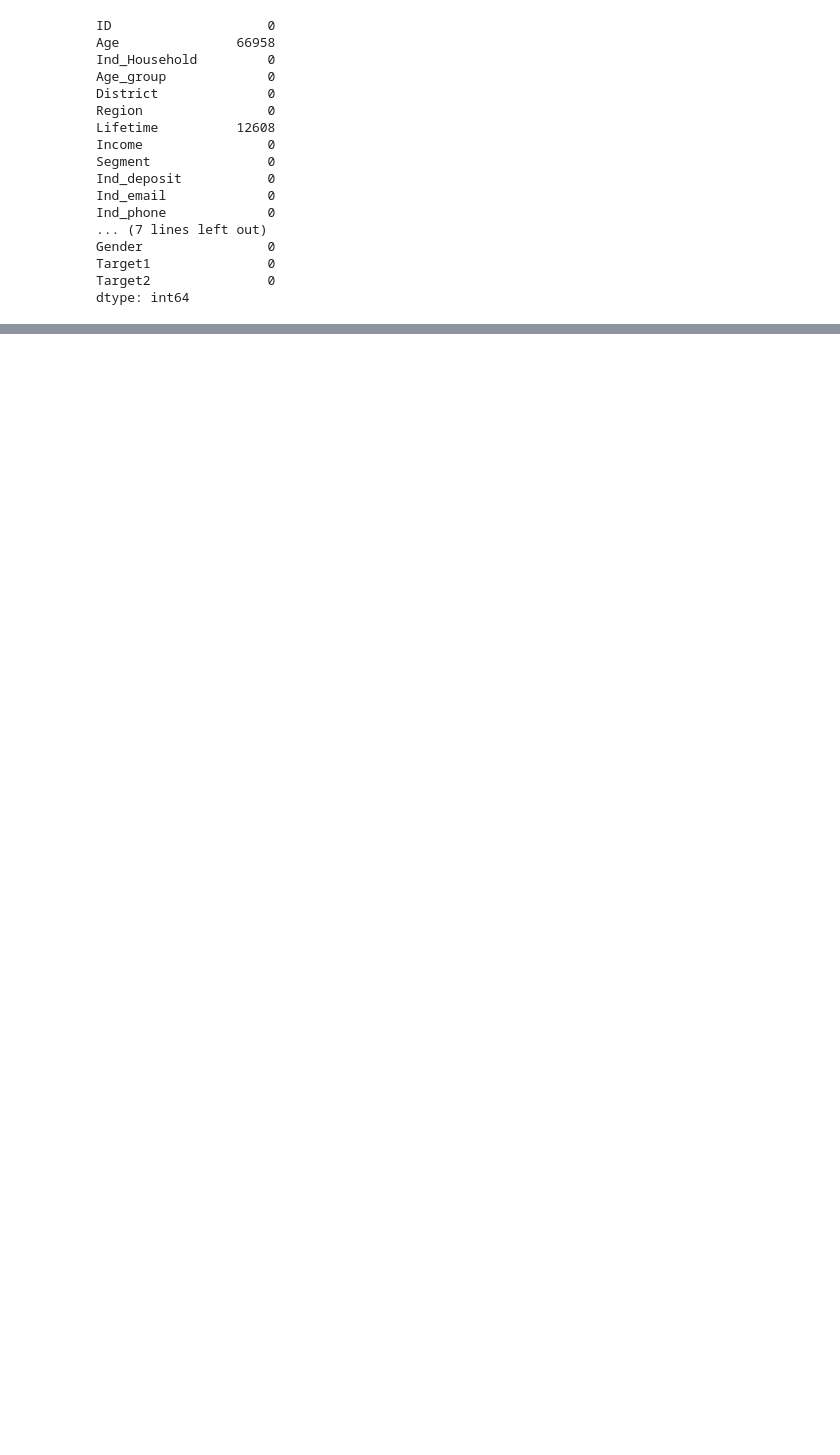
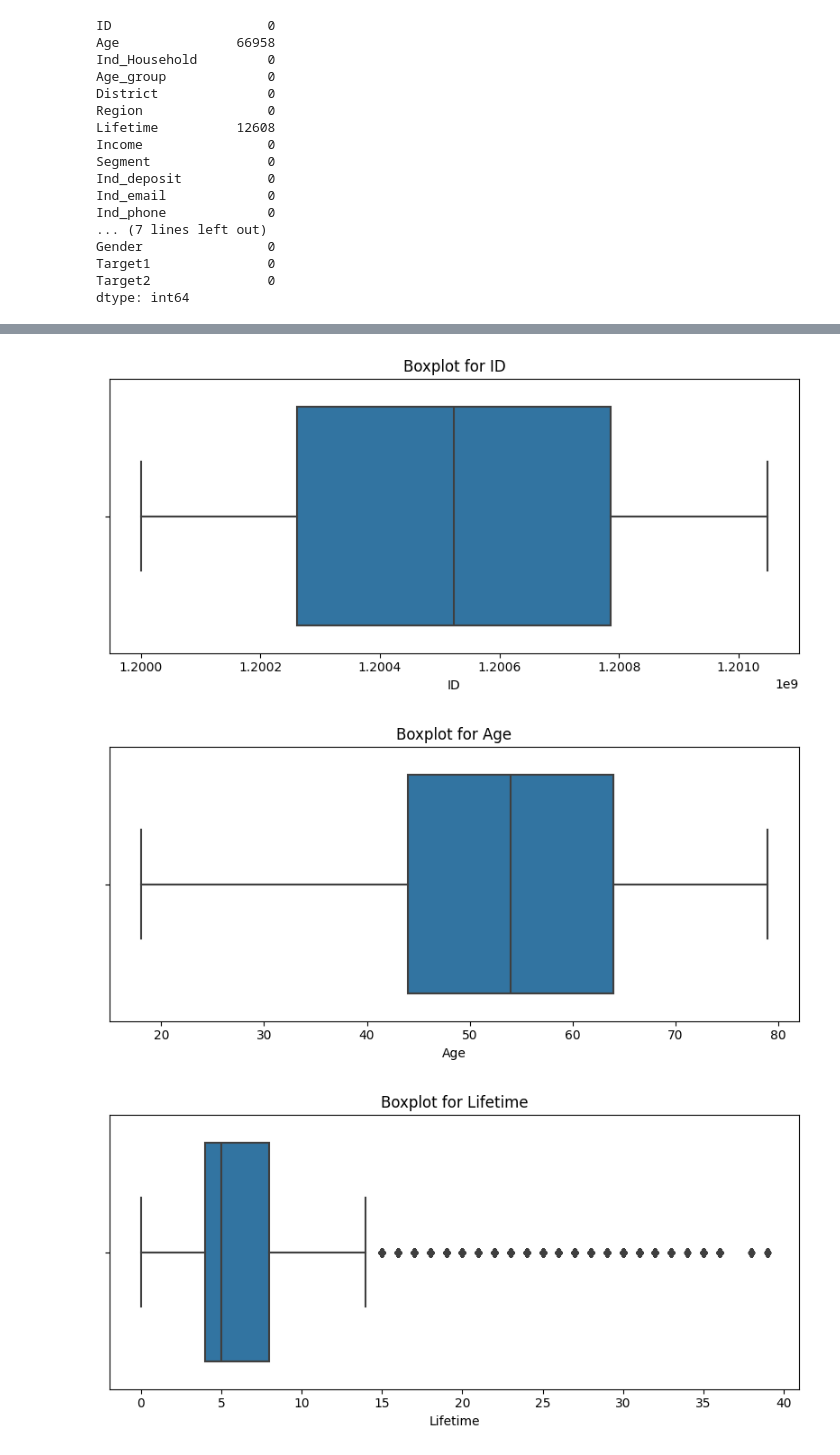
Before and after one commit to ART1X1/ADVB_OPT_LIST_1_2025, a Jupyter notebook: АДВБ_Проект/azalyz_data.ipynb, the cells around one changed output, grey strips where cells are left out. Saved outputs shown, nothing was run; the diff lists cells and outputs as text; code cells hidden in the pictures; blank space fills up the shorter version.

```diff
--- a/АДВБ_Проект/azalyz_data.ipynb
+++ b/АДВБ_Проект/azalyz_data.ipynb
@@ -138,0 +135,13 @@ dtype: int64
+# %%
+numeric_features = df.select_dtypes(include='number').columns
+
+for feature in numeric_features:
+    plt.figure(figsize=(8, 4))
+    sns.boxplot(x=df[feature])
+    plt.title(f'Boxplot for {feature}')
+    plt.tight_layout()
+    plt.show()
+# %% [output]
+[figure, added]
+[figure, added]
+[figure, added]
```
Also changed, not shown: parts of 13 cells of this notebook, 12 other files.
